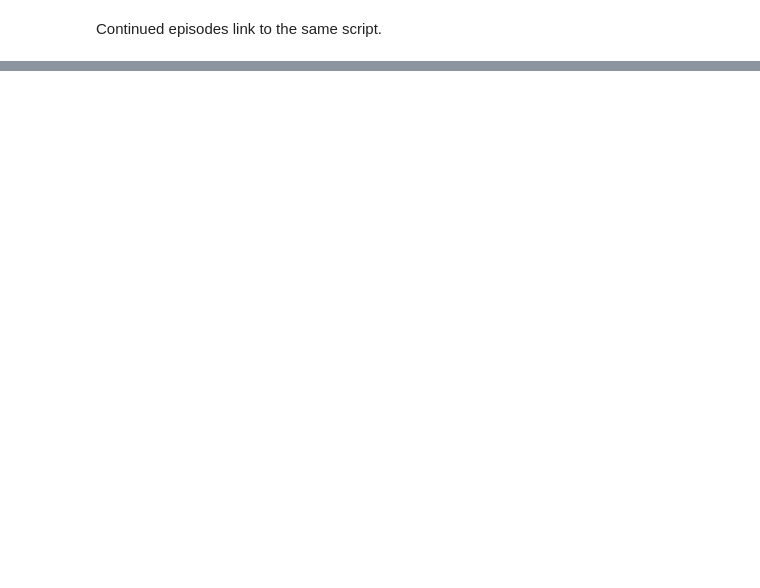
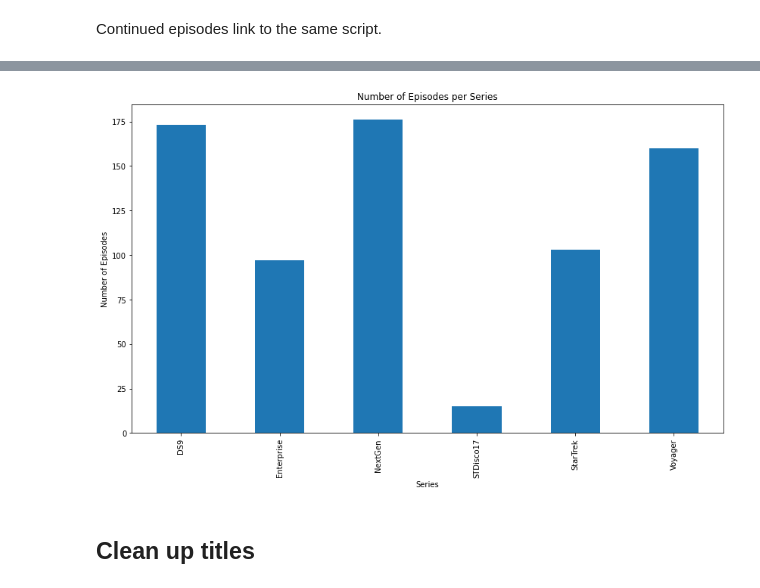
Before and after one commit to mediasittich/bayesian_topic_modeling_lda, a Jupyter notebook: notebooks/Data Cleaning.ipynb, the cells around one changed output, grey strips where cells are left out. Saved outputs shown, nothing was run; the diff lists cells and outputs as text; code cells hidden in the pictures; blank space fills up the shorter version.

Commit message:
finish cleaning titles & initial cleaning of scripts

```diff
--- a/notebooks/Data Cleaning.ipynb
+++ b/notebooks/Data Cleaning.ipynb
@@ -40,2 +71,8 @@ Continued episodes link to the same script.
+# %%
+episodes_df.at[492, 'episode_title'] = 'Basics Part I and II'
+episodes_df.at[517, 'episode_title'] = 'Scorpion Part I and II'
+episodes_df.at[566, 'episode_title'] = 'Equinox Part I and II'
+episodes_df.at[592, 'episode_title'] = 'Unimatrix Part I and II'
 # %%
 # Remove duplicate episodes
+episodes_df = episodes_df[~episodes_df.duplicated(['script'], keep='first')]
@@ -63,0 +91,11 @@ respective holders.
+# %%
+ax = episodes_df['series'].value_counts().sort_index().plot(kind='bar',
+                                         figsize=(14,8))
+plt.xlabel('Series')
+plt.ylabel('Number of Episodes')
+plt.title('Number of Episodes per Series')
+plt.show()
+# %% [output]
+[figure, added]
+# %% [markdown]
+## Clean up titles
```
Also changed, not shown: parts of 21 cells of this notebook.
